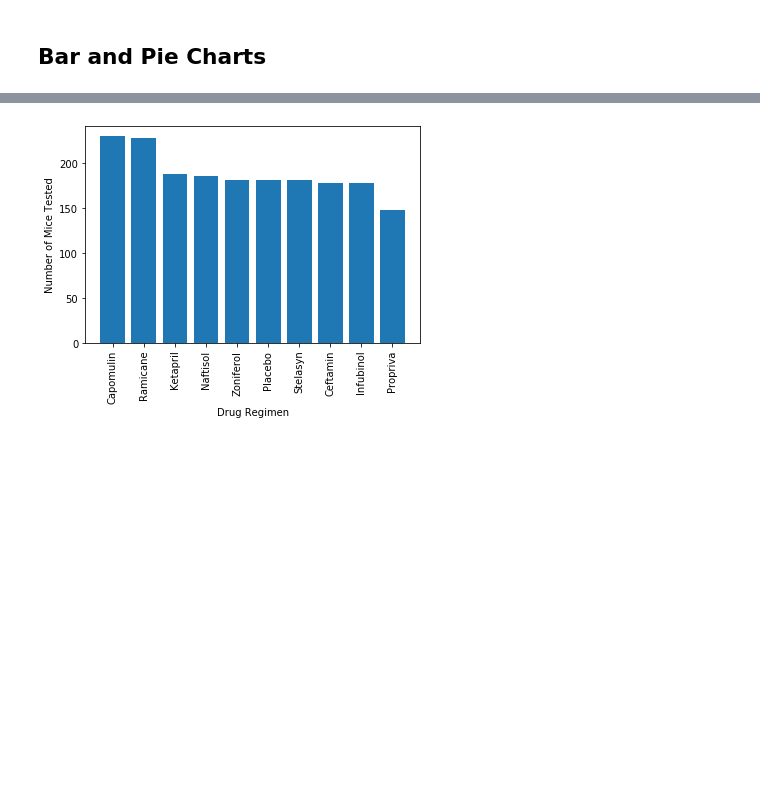
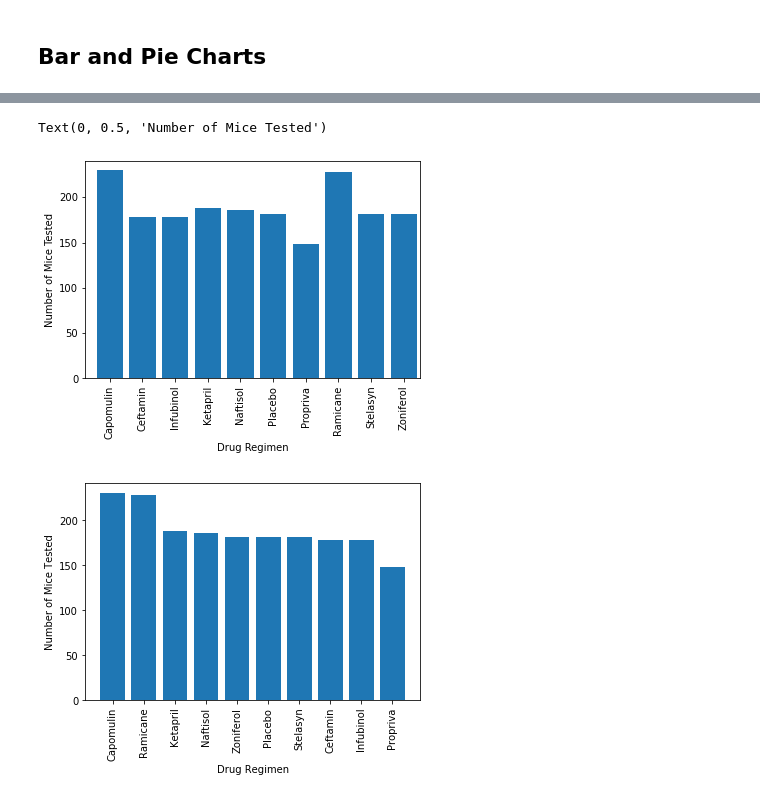
Before and after one commit to AdamTuor/matplotlib-challenge, a Jupyter notebook: Pymaceuticals/pymaceuticals_starter.ipynb, the cells around one changed output, grey strips where cells are left out. Saved outputs shown, nothing was run; the diff lists cells and outputs as text; code cells hidden in the pictures; blank space fills up the shorter version.

Commit message:
bar chart added

```diff
--- a/Pymaceuticals/pymaceuticals_starter.ipynb
+++ b/Pymaceuticals/pymaceuticals_starter.ipynb
@@ -144,3 +131,16 @@ result
+# %%
+# Generate a bar plot showing the total number of timepoints for all mice tested for each drug regimen using Pandas.
+number_tested = study_results_clean.groupby("Drug Regimen")["Timepoint"].count()
+drugs= study_results_clean["Drug Regimen"].unique()
+plt.bar(range(len(drugs)),number_tested)
+plt.xlim(-0.75,9.5)
+plt.ylim(0, max(number_tested)+10)
+plt.xticks(range(len(drugs)), ['Capomulin','Ceftamin','Infubinol','Ketapril','Naftisol','Placebo','Propriva','Ramicane','Stelasyn','Zoniferol'],rotation=90)
+plt.xlabel('Drug Regimen')
+plt.ylabel('Number of Mice Tested')
+# %% [output]
+Text(0, 0.5, 'Number of Mice Tested')
+[figure, added]
 # %%
 # Generate a bar plot showing the total number of timepoints for all mice tested for each drug regimen using pyplot.
 # %% [output]
```
Also changed, not shown: parts of 2 cells of this notebook.
